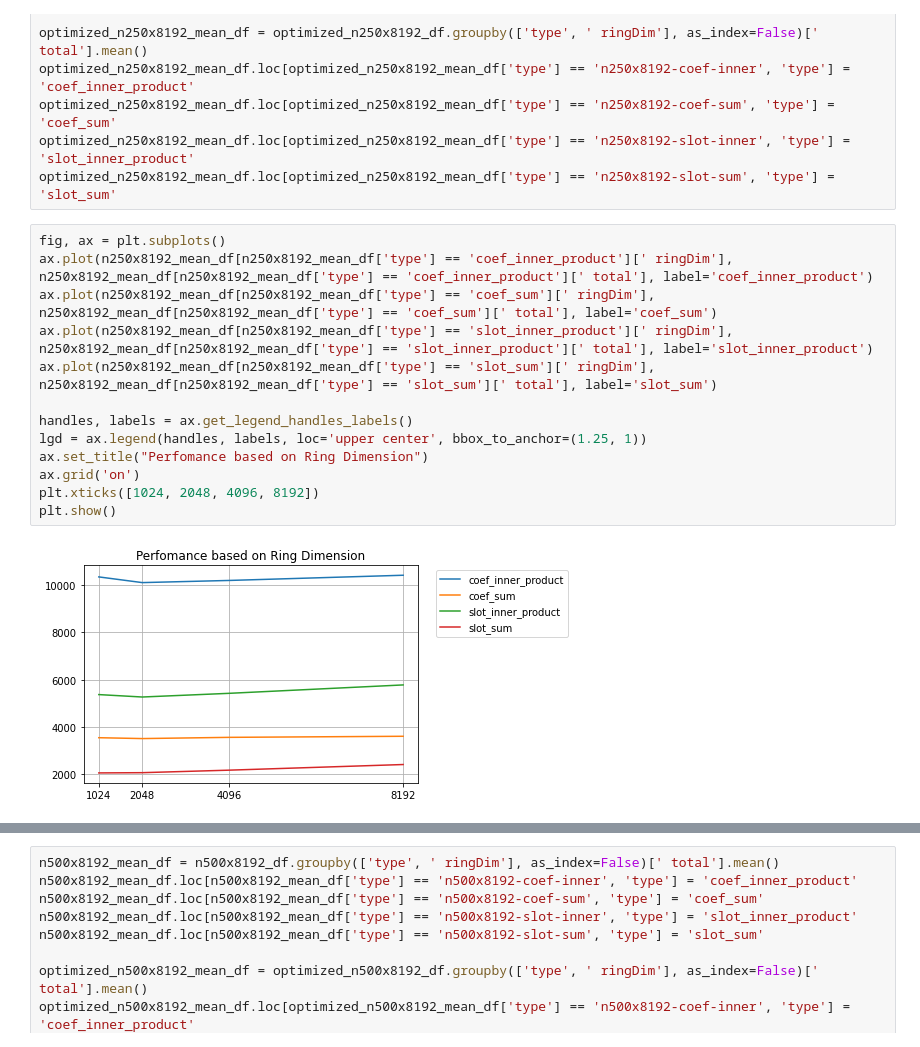
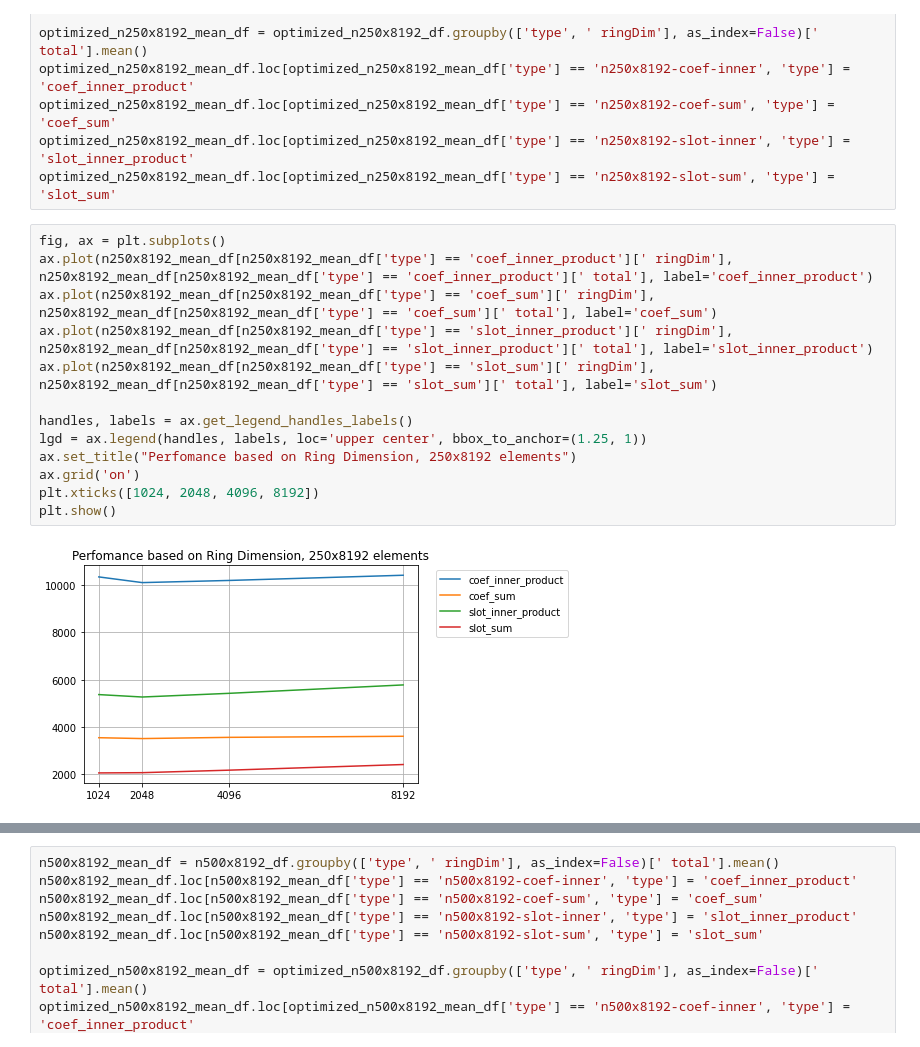
Before and after one commit to BernardoRamalho/HE_Optimization, a Jupyter notebook: Outcomes/Notebooks/ringDimOptimization.ipynb, the cells around one changed output, grey strips where cells are left out. Cells and saved outputs as stored; diff of their text form.

```diff
--- a/Outcomes/Notebooks/ringDimOptimization.ipynb
+++ b/Outcomes/Notebooks/ringDimOptimization.ipynb
@@ -133,15 +204,15 @@ optimized_n250x8192_mean_df.loc[optimized_n250x8192_mean_df['type'] == 'n250x819
 # %%
 fig, ax = plt.subplots()
 ax.plot(n250x8192_mean_df[n250x8192_mean_df['type'] == 'coef_inner_product'][' ringDim'], n250x8192_mean_df[n250x8192_mean_df['type'] == 'coef_inner_product'][' total'], label='coef_inner_product')
 ax.plot(n250x8192_mean_df[n250x8192_mean_df['type'] == 'coef_sum'][' ringDim'], n250x8192_mean_df[n250x8192_mean_df['type'] == 'coef_sum'][' total'], label='coef_sum')
 ax.plot(n250x8192_mean_df[n250x8192_mean_df['type'] == 'slot_inner_product'][' ringDim'], n250x8192_mean_df[n250x8192_mean_df['type'] == 'slot_inner_product'][' total'], label='slot_inner_product')
 ax.plot(n250x8192_mean_df[n250x8192_mean_df['type'] == 'slot_sum'][' ringDim'], n250x8192_mean_df[n250x8192_mean_df['type'] == 'slot_sum'][' total'], label='slot_sum')
 
 handles, labels = ax.get_legend_handles_labels()
 lgd = ax.legend(handles, labels, loc='upper center', bbox_to_anchor=(1.25, 1))
-ax.set_title("Perfomance based on Ring Dimension")
+ax.set_title("Perfomance based on Ring Dimension, 250x8192 elements")
 ax.grid('on')
 plt.xticks([1024, 2048, 4096, 8192])
 plt.show()
 # %% [output]
-[figure, old version]
+[figure, new version]
```
Also changed, not shown: parts of 15 cells of this notebook, 6 other files.
